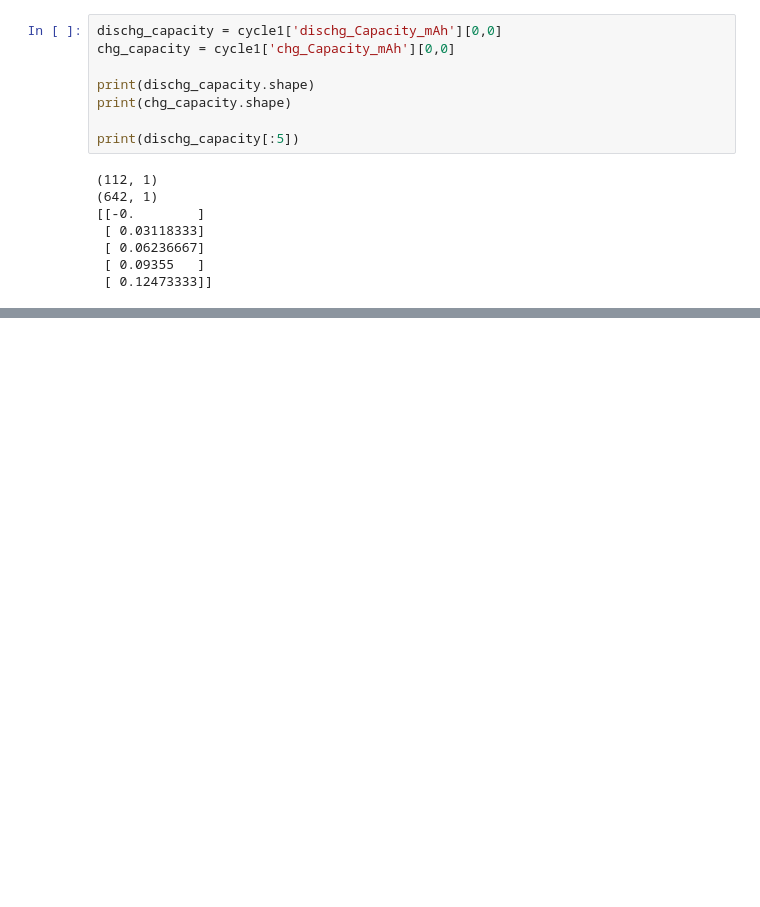
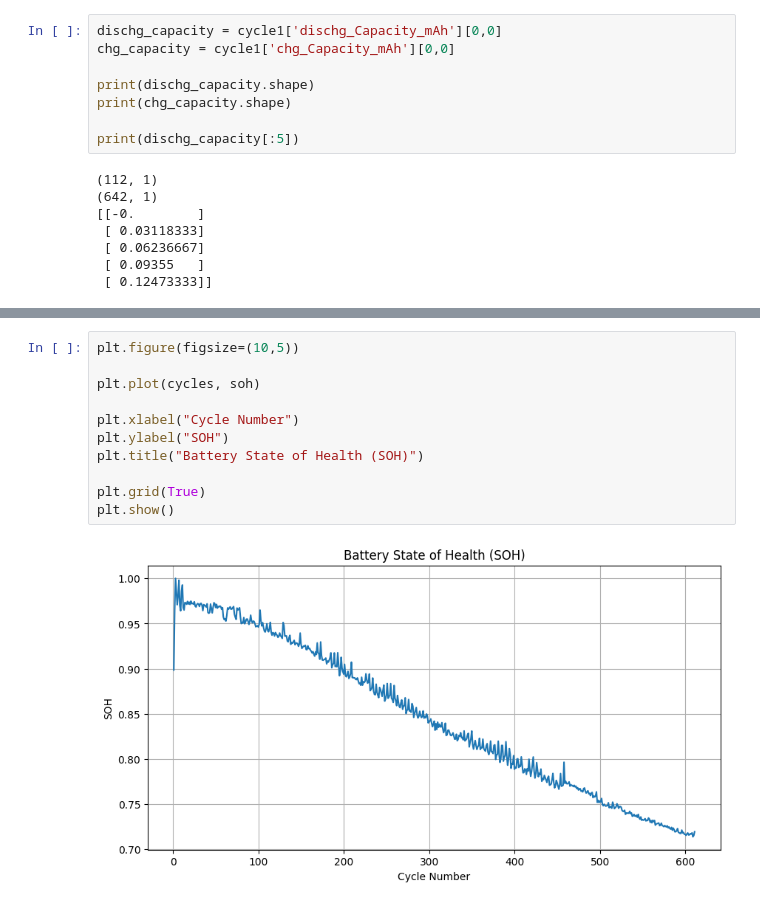
Before and after one commit to tej345/battery-degradation-research, a Jupyter notebook: notebooks/phase1_exploration.ipynb, the cells around one changed output, grey strips where cells are left out. Drawn from its saved outputs; the diff is of its cells as text; blank space fills up the shorter version.

```diff
--- a/notebooks/phase1_exploration.ipynb
+++ b/notebooks/phase1_exploration.ipynb
@@ -75,0 +141,13 @@ print(dischg_capacity[:5])
+# %%
+plt.figure(figsize=(10,5))
+
+plt.plot(cycles, soh)
+
+plt.xlabel("Cycle Number")
+plt.ylabel("SOH")
+plt.title("Battery State of Health (SOH)")
+
+plt.grid(True)
+plt.show()
+# %% [output]
+[figure, added]
```
Also changed, not shown: parts of 6 cells of this notebook.
